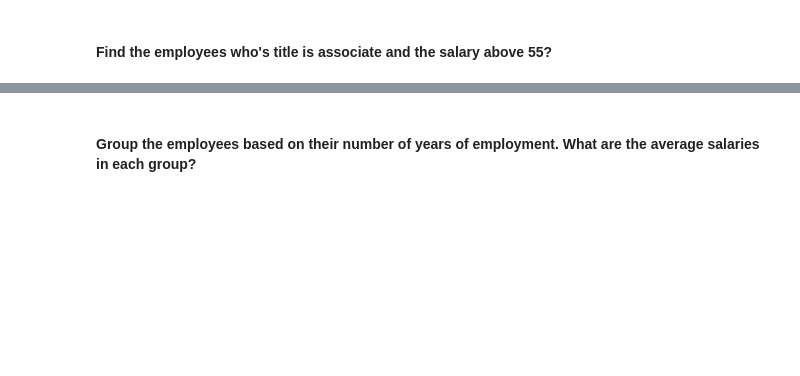
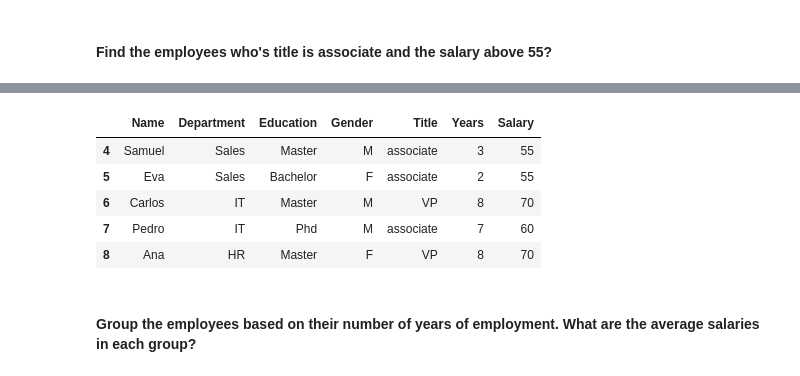
Before and after one commit to Ironhack-data-bcn-oct-2022/lab-descriptive-stats, a Jupyter notebook: your-code/main.ipynb, the cells around one changed output, grey strips where cells are left out. Cells and saved outputs as stored; diff of their text form; code cells hidden in the pictures; blank space fills up the shorter version.

```diff
--- a/your-code/main.ipynb
+++ b/your-code/main.ipynb
@@ -261,3 +291,12 @@ print()
+# %%
+employee[employee['Salary'] >= 55]
+# %% [output]
+|  | Name | Department | Education | Gender | Title | Years | Salary |
+| 4 | Samuel | Sales | Master | M | associate | 3 | 55 |
+| 5 | Eva | Sales | Bachelor | F | associate | 2 | 55 |
+| 6 | Carlos | IT | Master | M | VP | 8 | 70 |
+| 7 | Pedro | IT | Phd | M | associate | 7 | 60 |
+| 8 | Ana | HR | Master | F | VP | 8 | 70 |
 # %% [markdown]
 #### Group the employees based on their number of years of employment. What are the average salaries in each group?
 # %%
```
Also changed, not shown: parts of 6 cells of this notebook.
